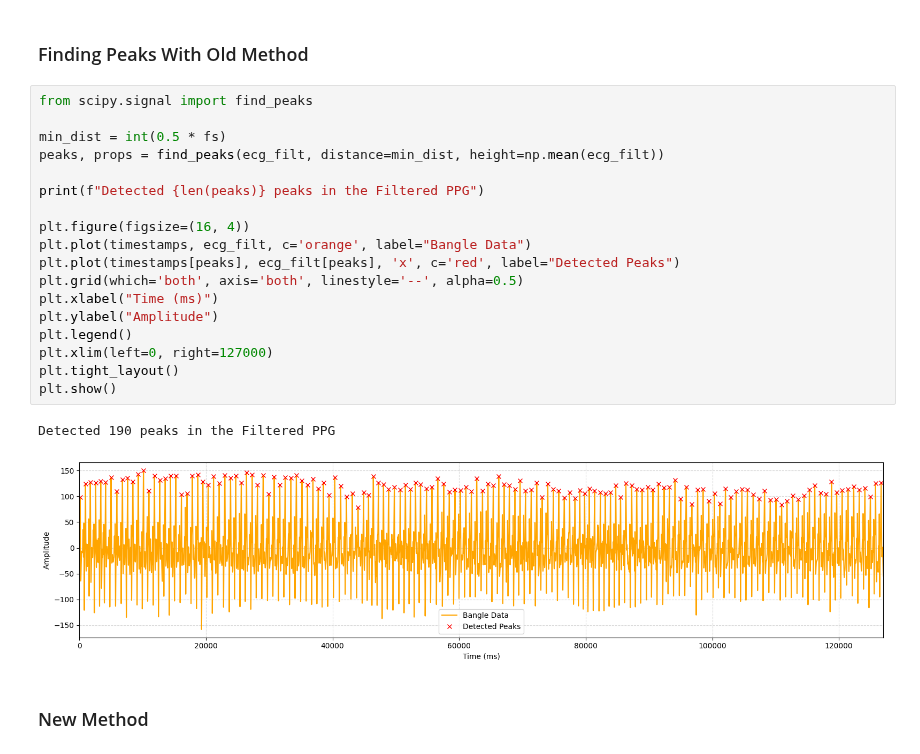
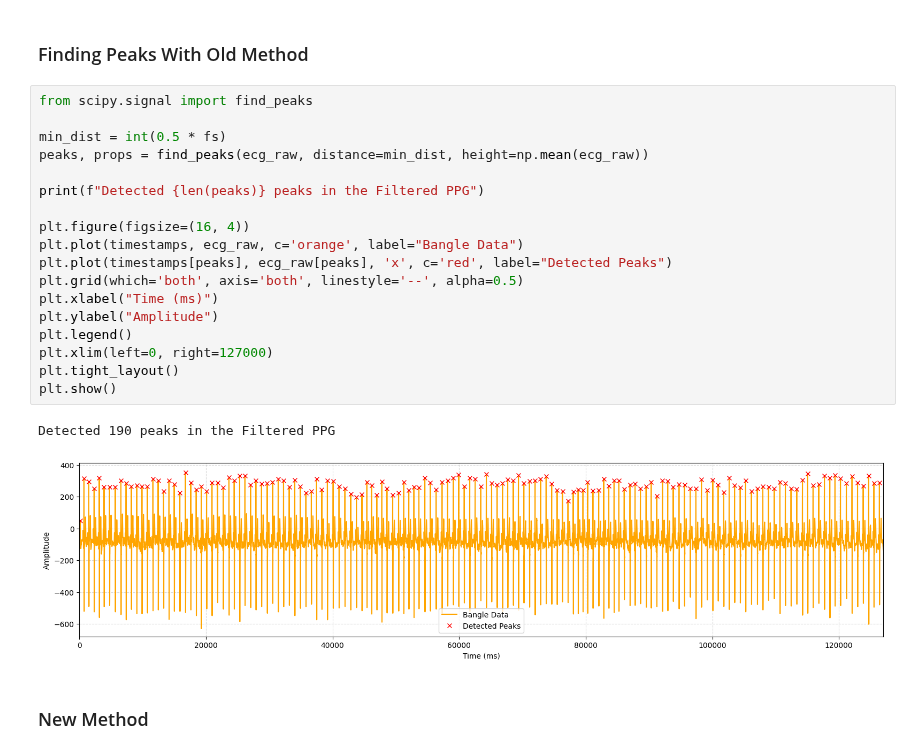
Before and after one commit to Showmick119/Benchmarking-Signal-Processing-Packages, a Jupyter notebook: HRV105M-analysis/polar.ipynb, the cells around one changed output. Cells and saved outputs as stored; diff of their text form.

Commit message:
Testing find_peaks( ) algorithm on unfiltered ECG

```diff
--- a/HRV105M-analysis/polar.ipynb
+++ b/HRV105M-analysis/polar.ipynb
@@ -71,23 +72,23 @@ Estimated PPG sampling rate: 130.0 Hz
 # %%
 from scipy.signal import find_peaks
 
 min_dist = int(0.5 * fs)
-peaks, props = find_peaks(ecg_filt, distance=min_dist, height=np.mean(ecg_filt))
+peaks, props = find_peaks(ecg_raw, distance=min_dist, height=np.mean(ecg_raw))
 
 print(f"Detected {len(peaks)} peaks in the Filtered PPG")
 
 plt.figure(figsize=(16, 4))
-plt.plot(timestamps, ecg_filt, c='orange', label="Bangle Data")
-plt.plot(timestamps[peaks], ecg_filt[peaks], 'x', c='red', label="Detected Peaks")
+plt.plot(timestamps, ecg_raw, c='orange', label="Bangle Data")
+plt.plot(timestamps[peaks], ecg_raw[peaks], 'x', c='red', label="Detected Peaks")
 plt.grid(which='both', axis='both', linestyle='--', alpha=0.5)
 plt.xlabel("Time (ms)")
 plt.ylabel("Amplitude")
 plt.legend()
 plt.xlim(left=0, right=127000)
 plt.tight_layout()
 plt.show()
 # %% [output]
 Detected 190 peaks in the Filtered PPG
-[figure, old version]
+[figure, new version]
 # %% [markdown]
 ### New Method
```
Also changed, not shown: parts of 1 cell of this notebook.
